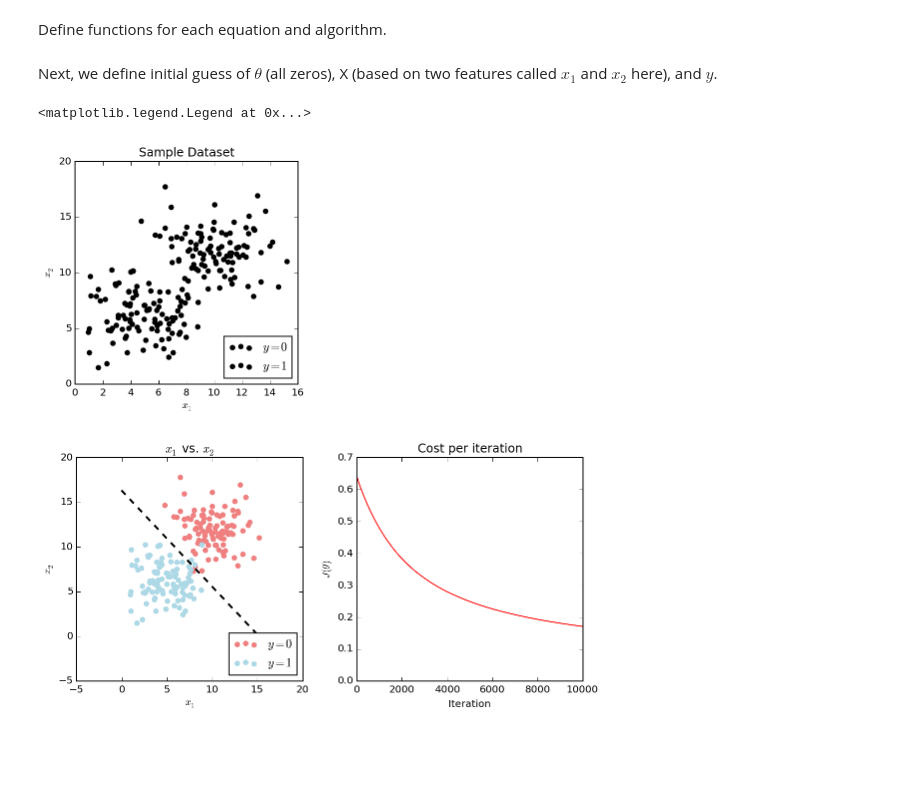
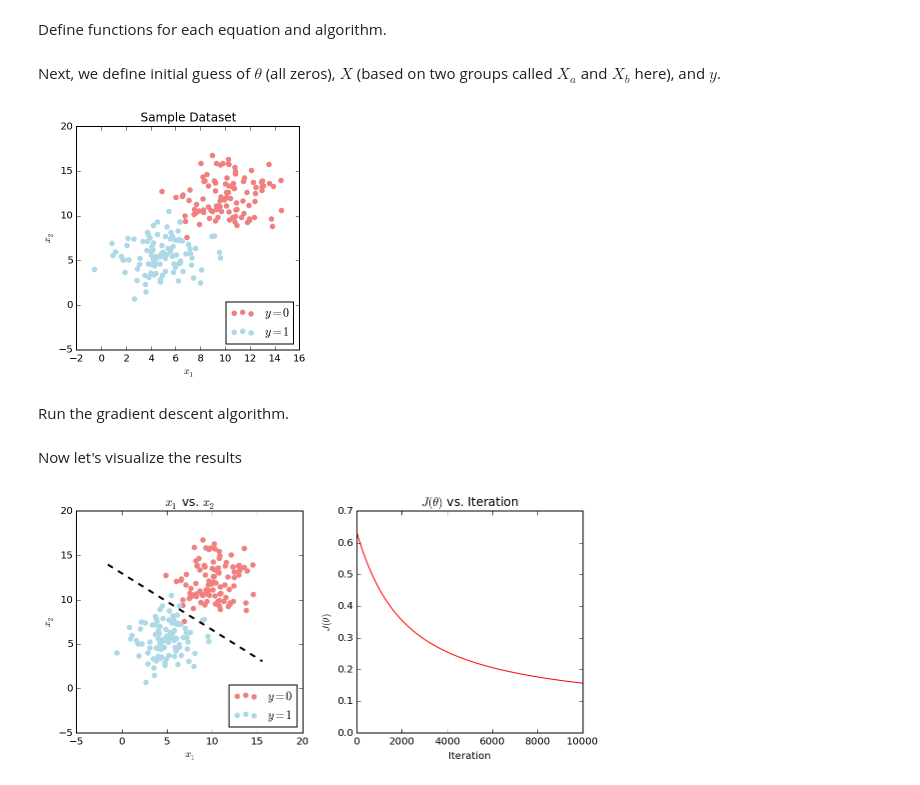
Before and after one commit to jonchar/ml-python, a Jupyter notebook: Logistic regression.ipynb, the cells around one changed output. Saved outputs shown, nothing was run; the diff lists cells and outputs as text; code cells hidden in the pictures; blank space fills up the shorter version.

```diff
--- a/Logistic regression.ipynb
+++ b/Logistic regression.ipynb
@@ -59,39 +63,40 @@ def gradient_descent(initial_theta, X, y, alpha=0.1, maxiter=100, tol=0.1, retur
     else:
         return theta
 # %% [markdown]
-Next, we define initial guess of $\theta$ (all zeros), X (based on two features called $x_1$ and $x_2$ here), and $y$.
+Next, we define initial guess of $\theta$ (all zeros), $X$ (based on two groups called $X_a$ and $X_b$ here), and $y$.
 # %%
 n_pts = 100
-
 m = 2
 
 bias = np.ones(n_pts)
-
 Xa = np.array([bias,
                np.random.normal(10, 2, n_pts),
                np.random.normal(12, 2, n_pts)])
 Xb = np.array([bias,
                np.random.normal(5, 2, n_pts),
                np.random.normal(6, 2, n_pts)])
 
 initial_theta = np.matrix([np.zeros(m + 1)]).T
 X = np.append(Xa, Xb, axis=1).T
 y = np.matrix(np.append(np.zeros(n_pts), np.ones(n_pts))).T
 
 fig, ax = plt.subplots(figsize=(4,4))
-ax.scatter(X[:n_pts,1], X[:n_pts,2], color='k',
+ax.scatter(X[:n_pts,1], X[:n_pts,2], color='lightcoral',
           label='$y = 0$')
-ax.scatter(X[n_pts:,1], X[n_pts:,2], color='k',
+ax.scatter(X[n_pts:,1], X[n_pts:,2], color='lightblue',
           label='$y = 1$')
 ax.set_title('Sample Dataset')
 ax.set_xlabel('$x_1$')
 ax.set_ylabel('$x_2$')
-ax.legend(loc=4)
+ax.legend(loc=4);
 # %% [output]
-<matplotlib.legend.Legend at 0x...>
-[figure, old version]
+[figure, new version]
+# %% [markdown]
+Run the gradient descent algorithm.
 # %%
 theta, costs = gradient_descent(initial_theta, X, y, alpha=0.01, maxiter=10000, return_costs=True)
+# %% [markdown]
+Now let's visualize the results
 # %%
 fig, ax = plt.subplots(nrows=1, ncols=2, figsize=(8,4))
 
@@ -110,10 +115,10 @@ ax[0].legend(loc=4)
 
 ax[1].plot(costs, color='r')
 ax[1].set_ylim(0,ax[1].get_ylim()[1])
-ax[1].set_title('Cost per iteration')
+ax[1].set_title(r'$J(\theta)$ vs. Iteration')
 ax[1].set_xlabel('Iteration')
 ax[1].set_ylabel(r'$J(\theta)$')
 
 fig.tight_layout()
 # %% [output]
-[figure, old version]
+[figure, new version]
```
Also changed, not shown: parts of 4 cells of this notebook, 2 other files.
